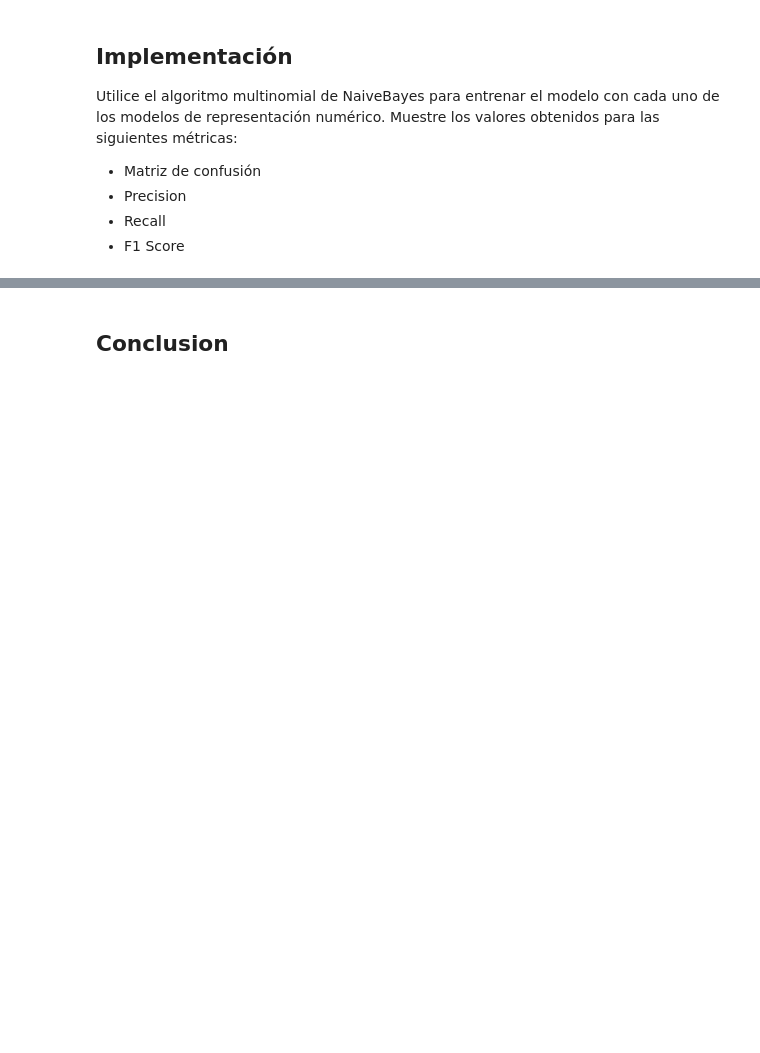
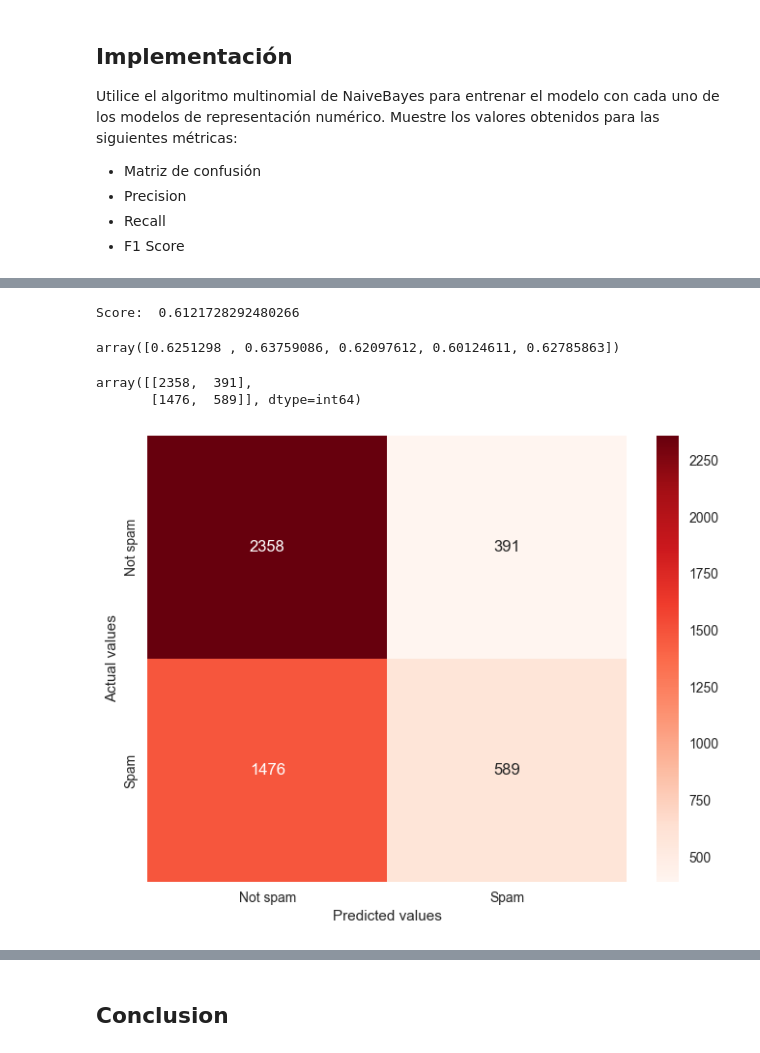
Before and after one commit to JosePabloPonce/Laboratorio-2-Security, a Jupyter notebook: laboratorio2.ipynb, the cells around one changed output, grey strips where cells are left out. Saved outputs shown, nothing was run; the diff lists cells and outputs as text; code cells hidden in the pictures; blank space fills up the shorter version.

```diff
--- a/laboratorio2.ipynb
+++ b/laboratorio2.ipynb
@@ -238,0 +217,29 @@ de representación numérico. Muestre los valores obtenidos para las siguientes
+# %%
+X_train, X_test, y_train, y_test = train_test_split(df_cv_BagOfWords, df_final["Spam"], train_size=0.7,test_size=0.3,random_state=0)
+# %%
+classifier = MultinomialNB()
+classifier.fit(X_train,y_train)
+print('Score: ',classifier.score(X_test,y_test))
+# %% [output]
+Score:  0.6121728292480266
+# %%
+cross_val_score(classifier,X_test,y_test)
+# %% [output]
+array([0.6251298 , 0.63759086, 0.62097612, 0.60124611, 0.62785863])
+# %%
+y_predicted = classifier.predict(X_test)
+# %%
+confusion_matrix_result = confusion_matrix(y_test,y_predicted)
+confusion_matrix_result
+# %% [output]
+array([[2358,  391],
+       [1476,  589]], dtype=int64)
+# %%
+labels = ['Not spam','Spam']
+plt.figure(figsize=(8,6))
+sns.heatmap(confusion_matrix_result,annot=True,cmap='Reds',fmt='.0f',xticklabels=labels,yticklabels=labels)
+plt.xlabel('Predicted values')
+plt.ylabel('Actual values')
+plt.show()
+# %% [output]
+[figure, added]
```
Also changed, not shown: parts of 29 cells of this notebook.
